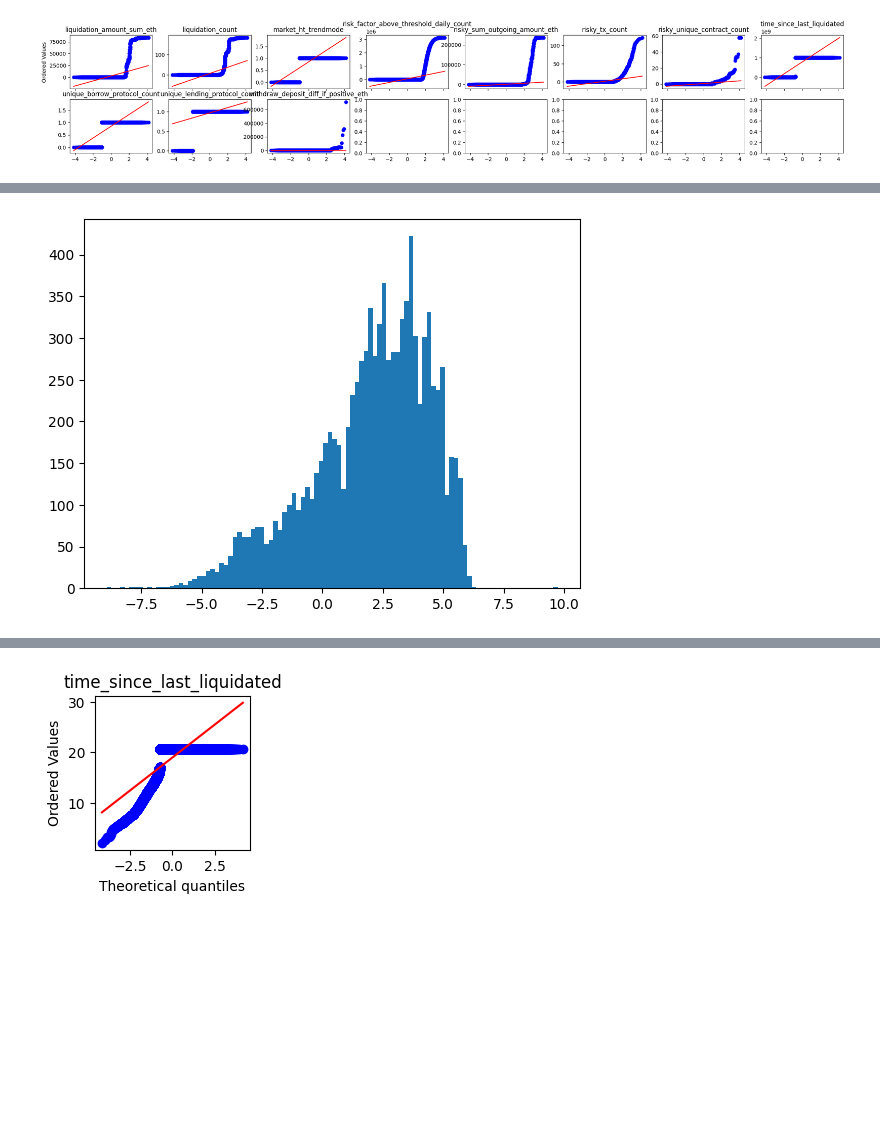
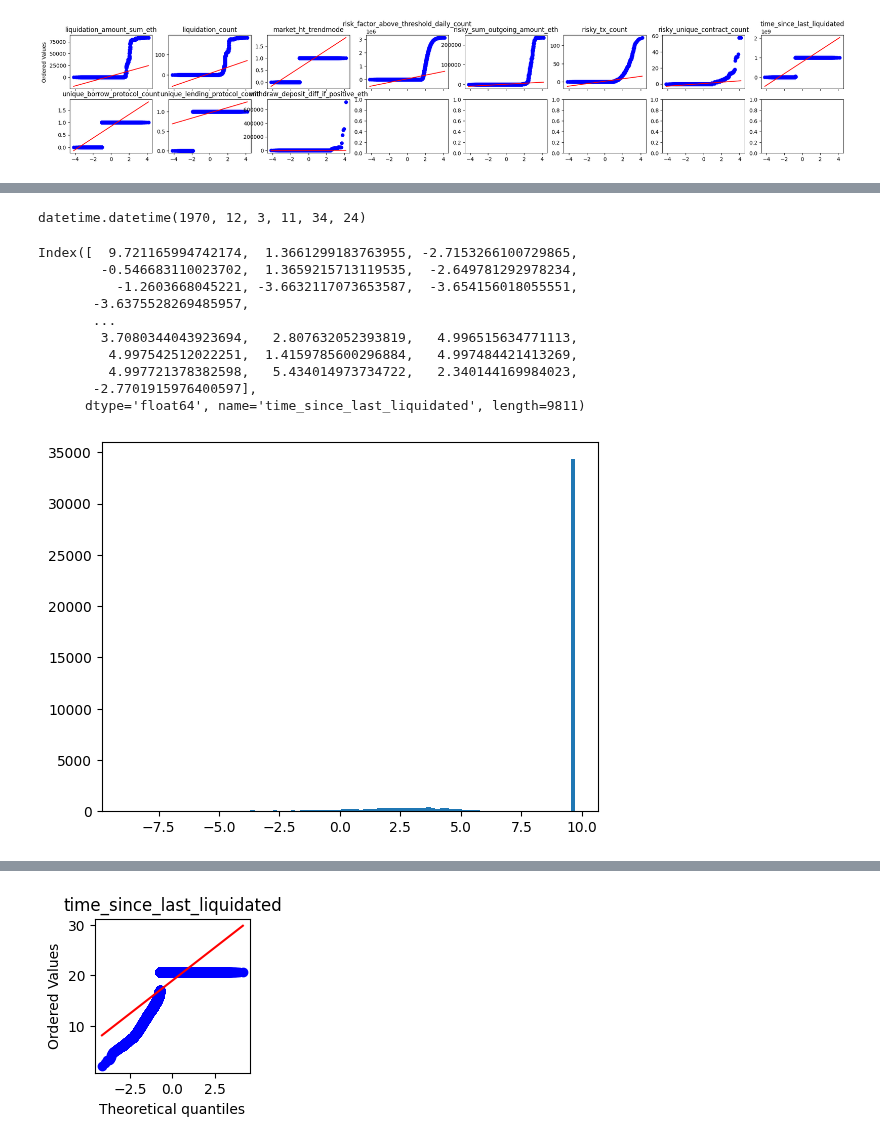
Before and after one commit to carinunez/Labs_MDS, a Jupyter notebook: proyecto_lab/project_entrega1.ipynb, the cells around one changed output, grey strips where cells are left out. Saved outputs shown, nothing was run; the diff lists cells and outputs as text; code cells hidden in the pictures; blank space fills up the shorter version.

```diff
--- a/proyecto_lab/project_entrega1.ipynb
+++ b/proyecto_lab/project_entrega1.ipynb
@@ -414,7 +432,23 @@ plot_qqplot(X_t0[numeric_var], cuasiconstant, num_cols=8)
+# %%
+datetime.datetime.fromtimestamp(tsll.index[1])
+# %% [output]
+datetime.datetime(1970, 12, 3, 11, 34, 24)
 # %%
-tsll = X_t0['time_since_last_liquidated'].value_counts().copy()
 tsll.index = np.log(tsll.index/1000/60)
-plt.hist(tsll.index[:], bins=100)
-plt.show()
+tsll.index
 # %% [output]
-[figure, removed]
+Index([  9.721165994742174,  1.3661299183763955, -2.7153266100729865,
+        -0.546683110023702,  1.3659215713119535,  -2.649781292978234,
+          -1.2603668045221, -3.6632117073653587,  -3.654156018055551,
+       -3.6375528269485957,
+       ...
+        3.7080344043923694,   2.807632052393819,   4.996515634771113,
+         4.997542512022251,  1.4159785600296884,   4.997484421413269,
+         4.997721378382598,   5.434014973734722,   2.340144169984023,
+       -2.7701915976400597],
+      dtype='float64', name='time_since_last_liquidated', length=9811)
+# %%
+plt.hist(np.log(X_t0['time_since_last_liquidated']/1000/60), bins=100)
+plt.show()
+# %% [output]
+[figure, added]
```
Also changed, not shown: parts of 3 cells of this notebook.
